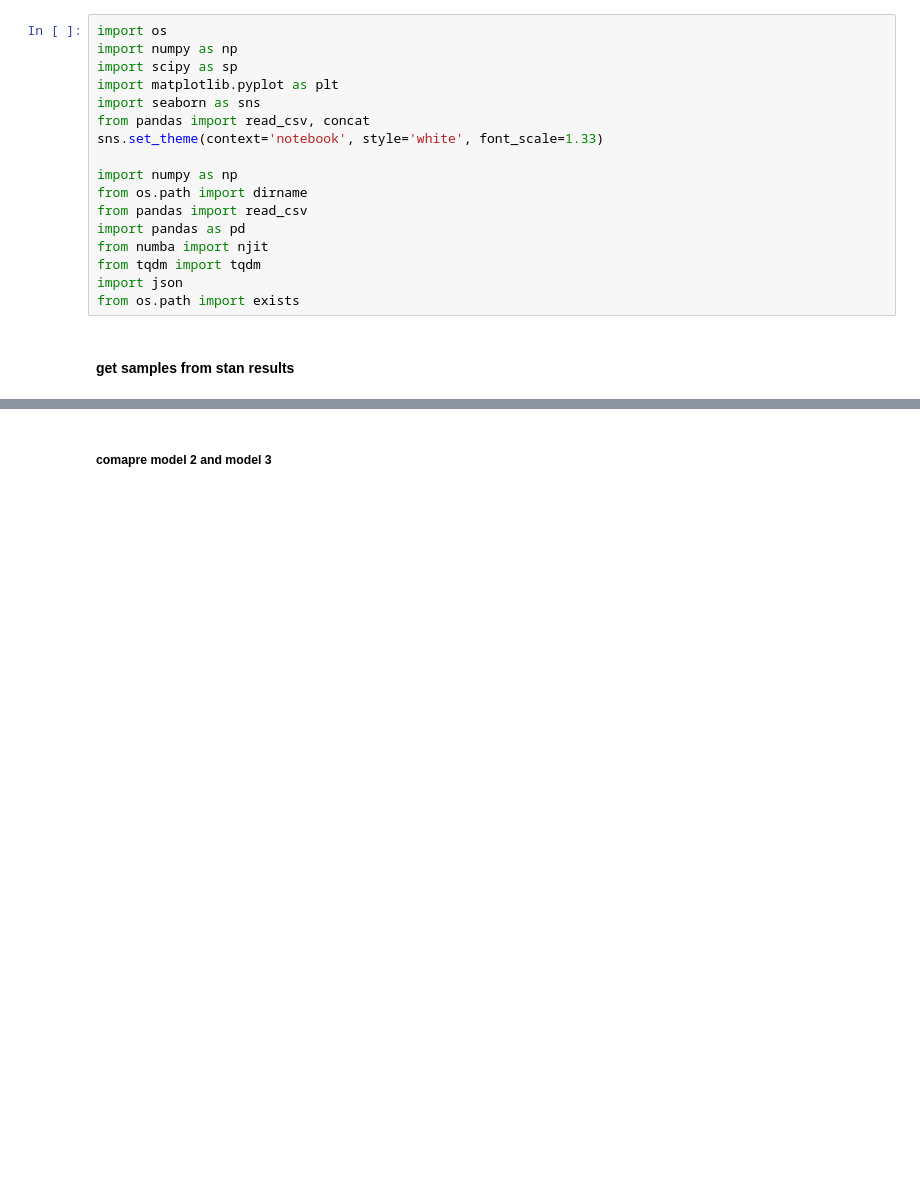
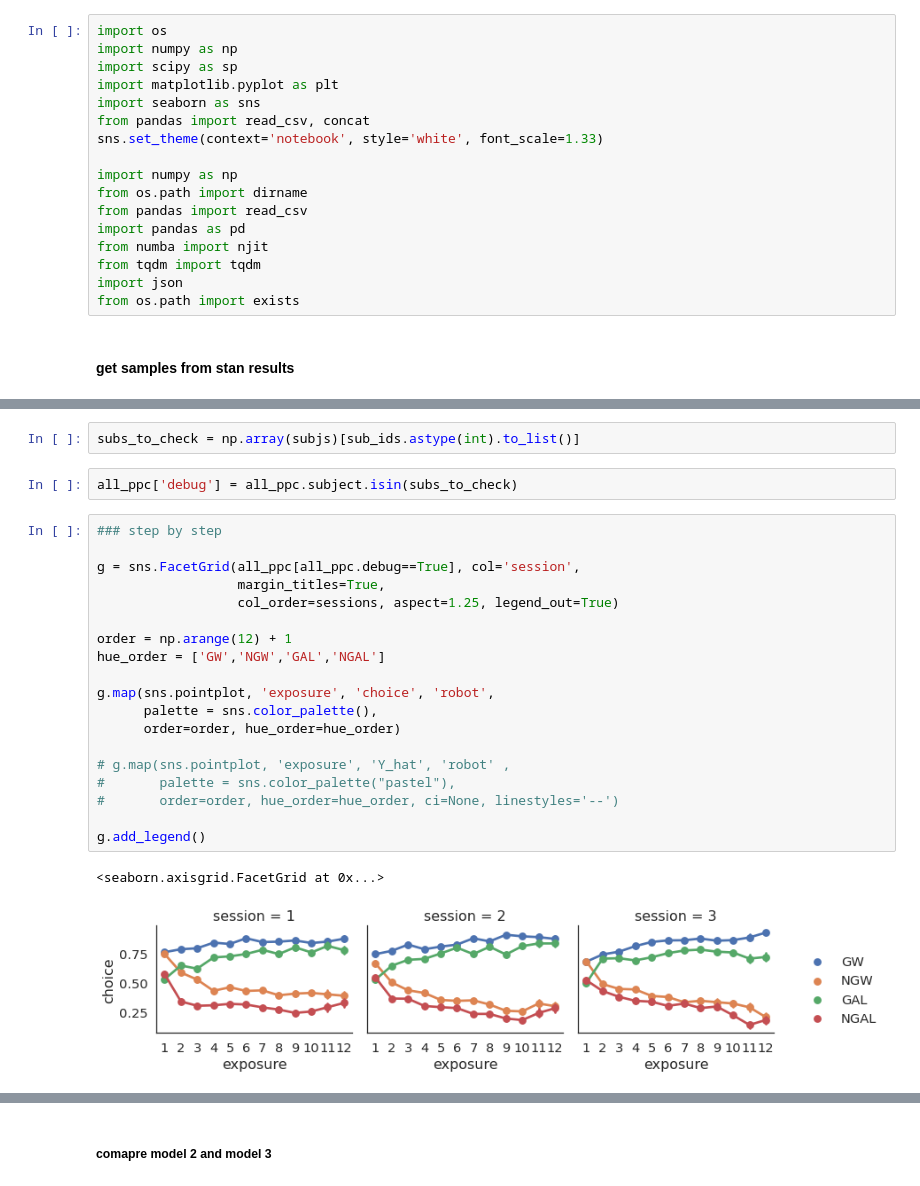
Before and after one commit to nivlab/RobotFactory, a Jupyter notebook: study02/05_Parameter_test.ipynb, the cells around one changed output, grey strips where cells are left out. Drawn from its saved outputs; the diff is of its cells as text; blank space fills up the shorter version.

```diff
--- a/study02/05_Parameter_test.ipynb
+++ b/study02/05_Parameter_test.ipynb
@@ -129,0 +166,26 @@ samples_pivot = samples.pivot_table(index=['model','session','subj'],
+# %%
+subs_to_check = np.array(subjs)[sub_ids.astype(int).to_list()]
+# %%
+all_ppc['debug'] = all_ppc.subject.isin(subs_to_check)
+# %%
+### step by step
+
+g = sns.FacetGrid(all_ppc[all_ppc.debug==True], col='session',
+                  margin_titles=True,
+                  col_order=sessions, aspect=1.25, legend_out=True)
+
+order = np.arange(12) + 1
+hue_order = ['GW','NGW','GAL','NGAL']
+
+g.map(sns.pointplot, 'exposure', 'choice', 'robot',
+      palette = sns.color_palette(),
+      order=order, hue_order=hue_order)
+
+# g.map(sns.pointplot, 'exposure', 'Y_hat', 'robot' ,
+#       palette = sns.color_palette("pastel"),
+#       order=order, hue_order=hue_order, ci=None, linestyles='--')
+
+g.add_legend()
+# %% [output]
+<seaborn.axisgrid.FacetGrid at 0x...>
+[figure, added]
```
Also changed, not shown: parts of 52 cells of this notebook, 18 other files.
